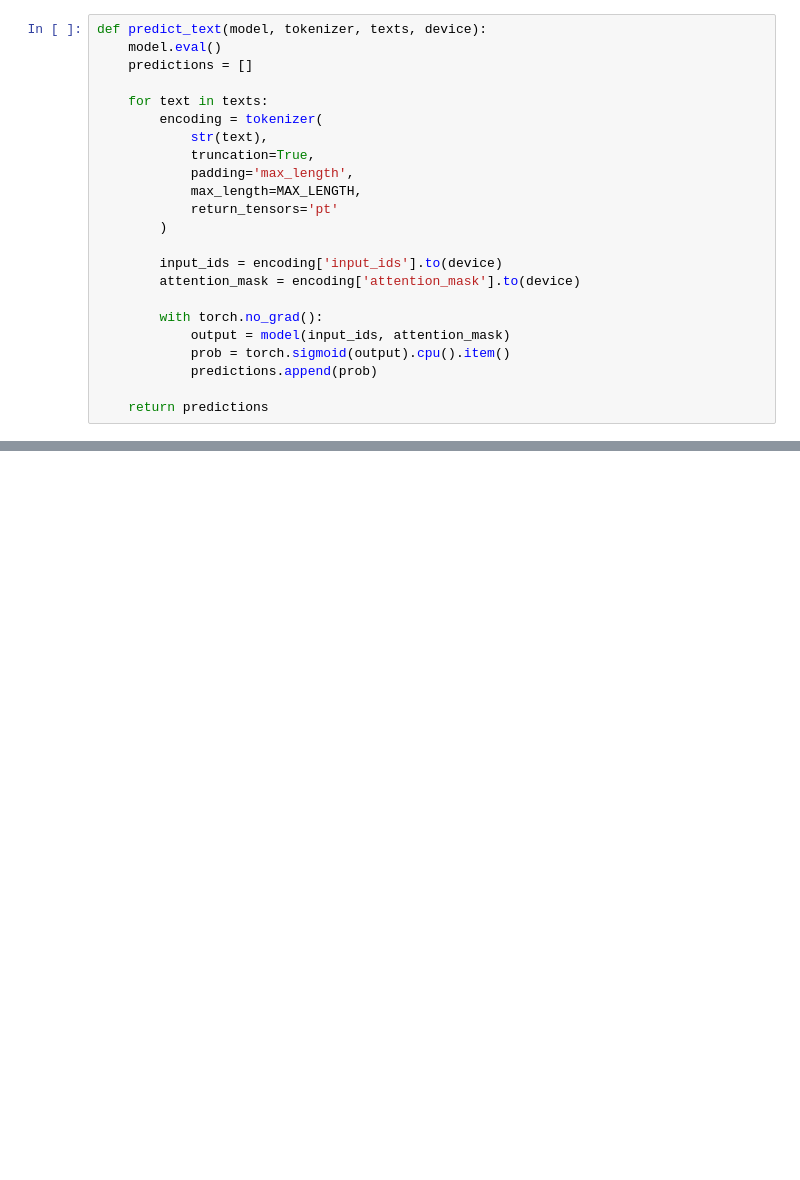
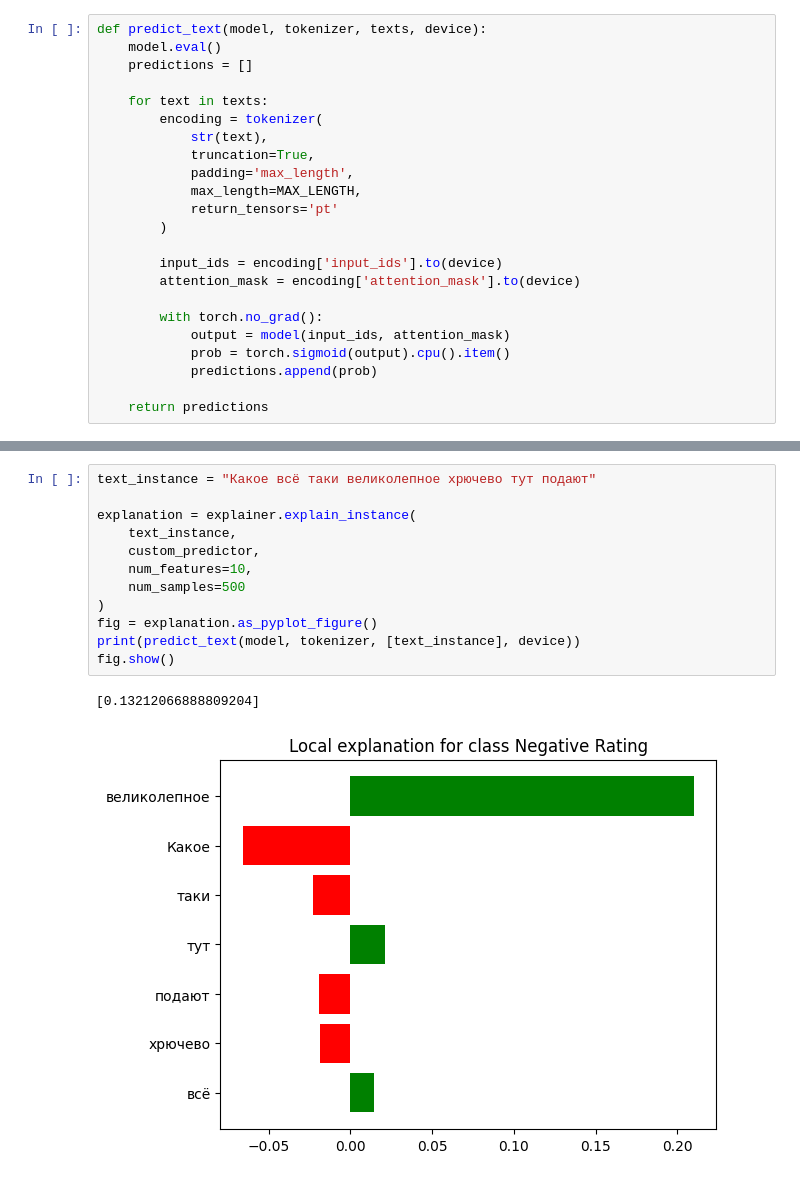
Before and after one commit to ikinaus/bert-sentiment-analysis, a Jupyter notebook: train_notebook.ipynb, the cells around one changed output, grey strips where cells are left out. Drawn from its saved outputs; the diff is of its cells as text; blank space fills up the shorter version.

```diff
--- a/train_notebook.ipynb
+++ b/train_notebook.ipynb
@@ -980,0 +1046,15 @@ fig.show()
+# %%
+text_instance = "Какое всё таки великолепное хрючево тут подают"
+
+explanation = explainer.explain_instance(
+    text_instance,
+    custom_predictor,
+    num_features=10,
+    num_samples=500
+)
+fig = explanation.as_pyplot_figure()
+print(predict_text(model, tokenizer, [text_instance], device))
+fig.show()
+# %% [output]
+[0.13212066888809204]
+[figure, added]
```
Also changed, not shown: parts of 23 cells of this notebook, 2 other files.
